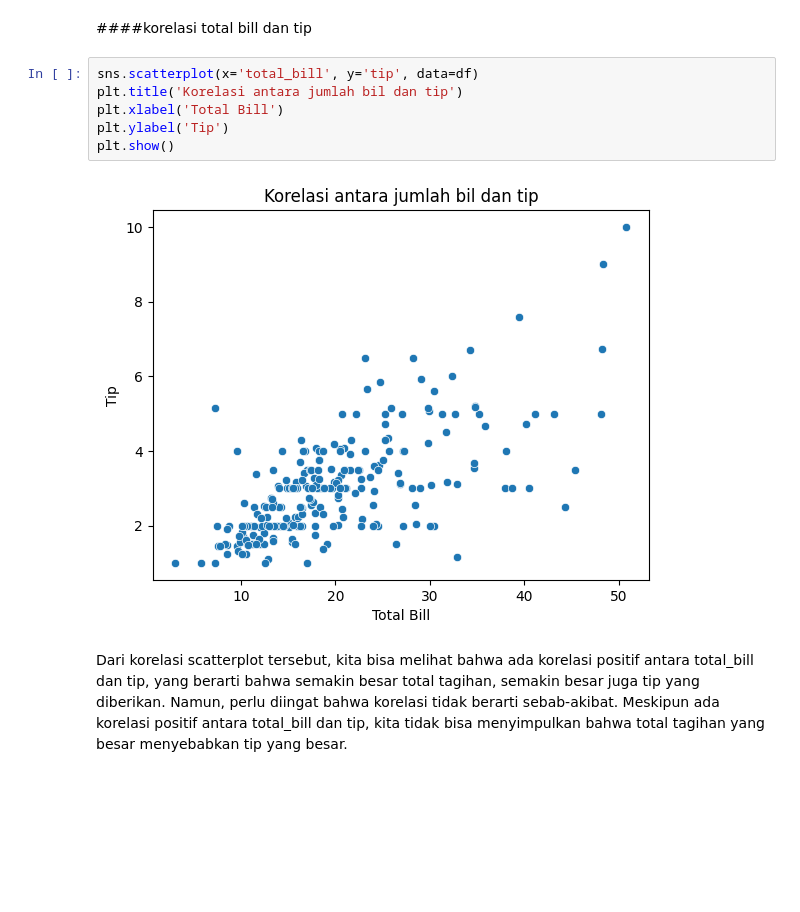
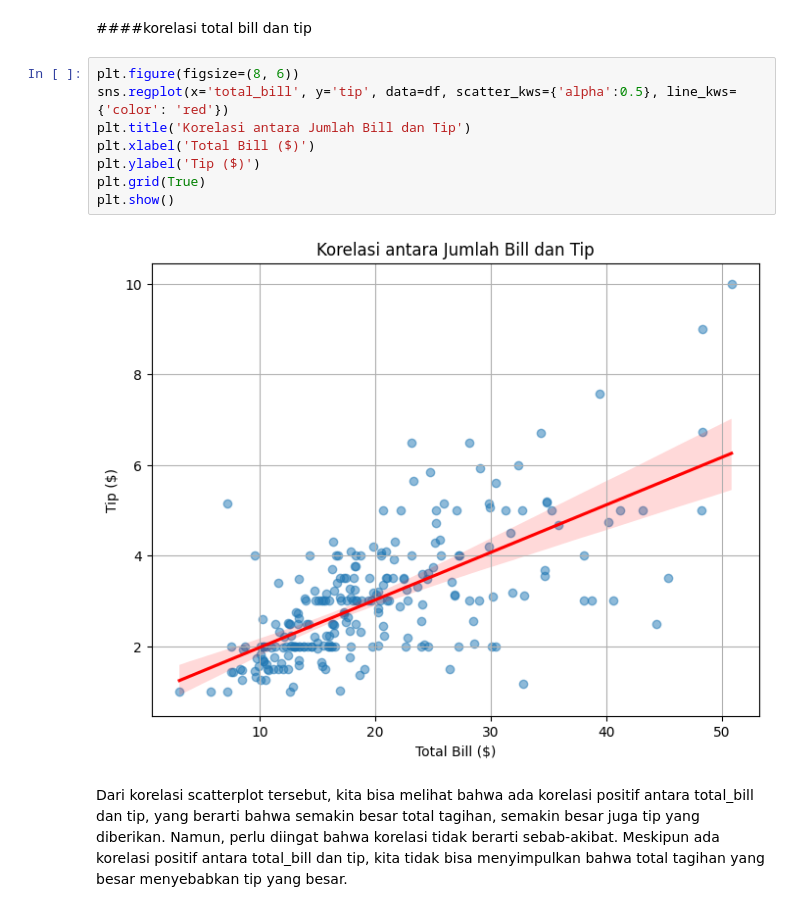
Before and after one commit to Syzinx/Data-Mining-checkpoint-2, a Jupyter notebook: Analisis_data_tips_pelayan_restoran.ipynb, the cells around one changed output. Cells and saved outputs as stored; diff of their text form; blank space fills up the shorter version.

```diff
--- a/Analisis_data_tips_pelayan_restoran.ipynb
+++ b/Analisis_data_tips_pelayan_restoran.ipynb
@@ -197,13 +197,15 @@ kelompok adalah 6.
 # %% [markdown]
 ####korelasi total bill dan tip
 # %%
-sns.scatterplot(x='total_bill', y='tip', data=df)
-plt.title('Korelasi antara jumlah bil dan tip')
-plt.xlabel('Total Bill')
-plt.ylabel('Tip')
+plt.figure(figsize=(8, 6))
+sns.regplot(x='total_bill', y='tip', data=df, scatter_kws={'alpha':0.5}, line_kws={'color': 'red'})
+plt.title('Korelasi antara Jumlah Bill dan Tip')
+plt.xlabel('Total Bill ($)')
+plt.ylabel('Tip ($)')
+plt.grid(True)
 plt.show()
 # %% [output]
-[figure, old version]
+[figure, new version]
 # %% [markdown]
 Dari korelasi scatterplot tersebut, kita bisa melihat bahwa ada korelasi positif antara total_bill dan tip, yang berarti bahwa semakin besar total tagihan, semakin besar juga tip yang diberikan. Namun, perlu diingat bahwa korelasi tidak berarti sebab-akibat. Meskipun ada korelasi positif antara total_bill dan tip, kita tidak bisa menyimpulkan bahwa total tagihan yang besar menyebabkan tip yang besar.
 # %% [markdown]
```
